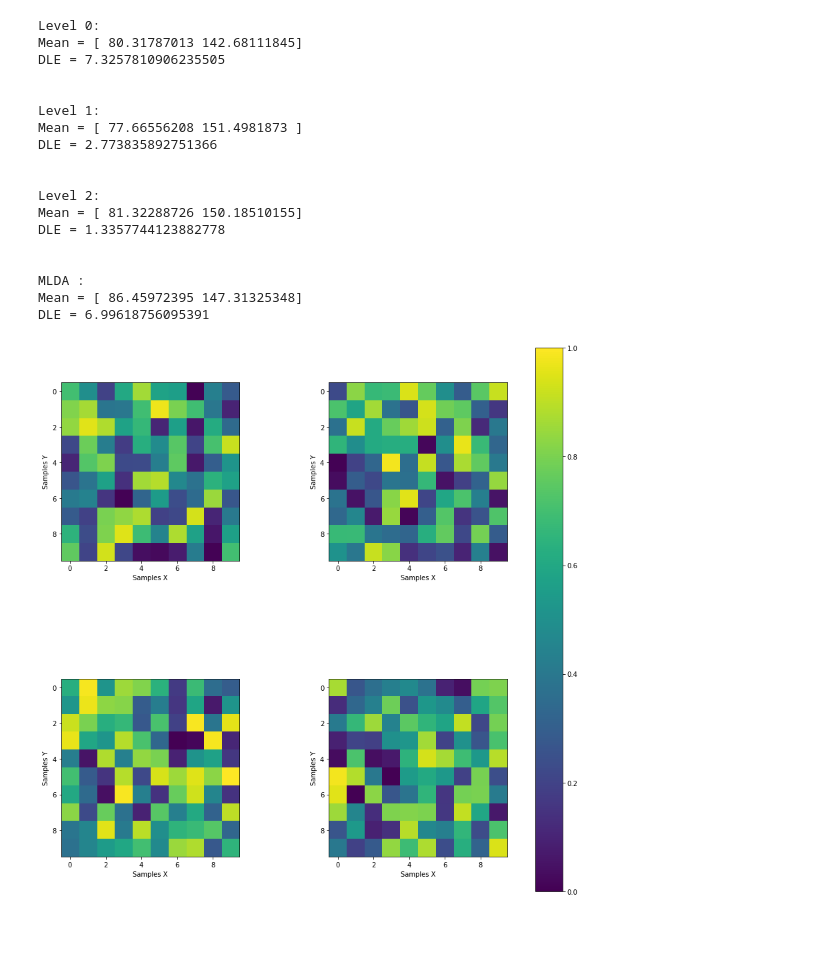
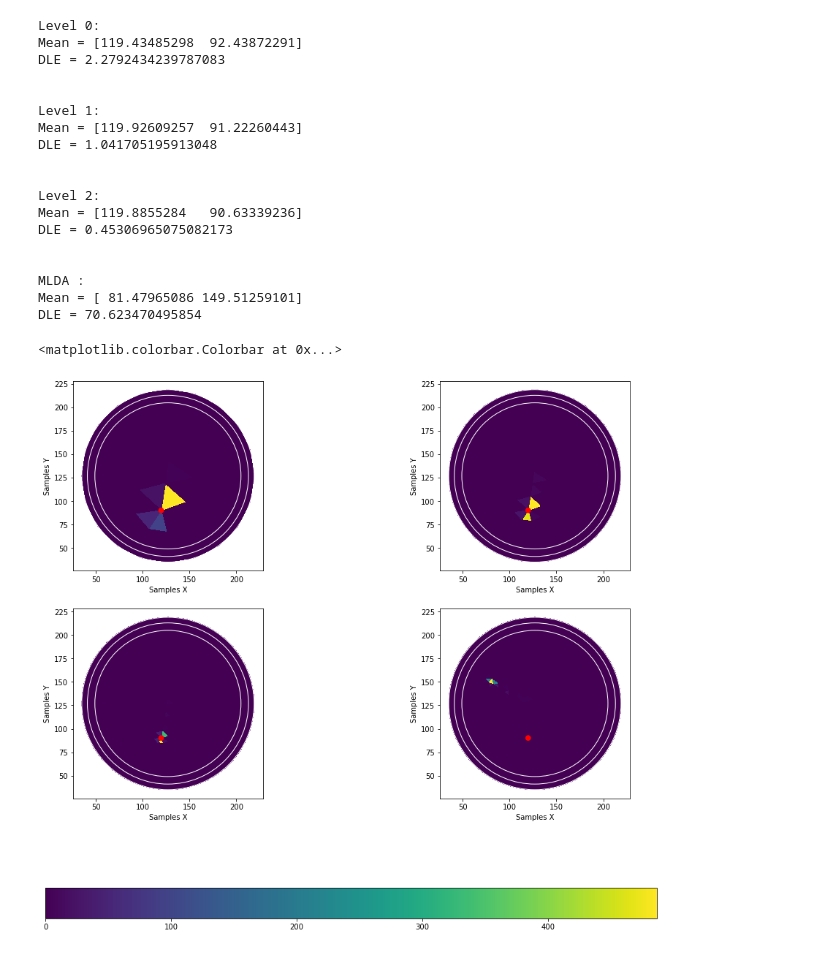
Before and after one commit to annegretW/Masterarbeit_EEG_Uncertainties, a Jupyter notebook: masterarbeit/2d/plot.ipynb, the cells around one changed output. Saved outputs shown, nothing was run; the diff lists cells and outputs as text; code cells hidden in the pictures.

Commit message:
Orientation

```diff
--- a/masterarbeit/2d/plot.ipynb
+++ b/masterarbeit/2d/plot.ipynb
@@ -8,27 +8,27 @@ import utility_functions
 import meshio
 import evaluations
 # %%
-point = np.array([80,150])
+point = np.array([119.7987347,  90.18871387])
 
 start = 0
-end = 20000
+end = 10000
 start_mlda = 0
-end_mlda = 20000
+end_mlda = 10000
 
 sample_paths = [
-    '/home/anne/Masterarbeit/masterarbeit/results/samples_2d_levels_l0.h5',
-    '/home/anne/Masterarbeit/masterarbeit/results/samples_2d_levels_l1.h5',
-    '/home/anne/Masterarbeit/masterarbeit/results/samples_2d_levels_l2.h5']
+    '/home/anne/Masterarbeit/masterarbeit/results/samples_2d_test_l0.h5',
+    '/home/anne/Masterarbeit/masterarbeit/results/samples_2d_test_l1.h5',
+    '/home/anne/Masterarbeit/masterarbeit/results/samples_2d_test_l2.h5']
 
 samples = []
 
 for i in range(len(sample_paths)):
     fin = h5py.File(sample_paths[i])
-    samples.append(np.array( fin['/samples'] ))
+    samples.append(np.array( fin['/samples'][0:2] ))
     fin.close()
 
-fin = h5py.File('/home/anne/Masterarbeit/masterarbeit/results/samples_2d_1_mlda.h5')
-mlda_samples = np.array( fin['/samples'] )
+fin = h5py.File('/home/anne/Masterarbeit/masterarbeit/results/samples_2d_test_mlda.h5')
+mlda_samples = np.array( fin['/samples'][0:2] )
 fin.close()
 # %%
 for i in range(len(sample_paths)):
@@ -55,6 +48,8 @@ for i in range(len(sample_paths)):
     print("Level " + str(i) + ":")
     mean = np.mean(samples[i][:,start:end], axis=1)
     print("Mean = " + str(mean))
+    #var = np.var(samples[i][:,start:end], axis=1)/end
+    #print("Variance = " + str(var))
     print("DLE = "+ str(np.linalg.norm(mean-point)))
     print("\n")
 
@@ -65,51 +60,46 @@ print("Mean = " + str(mean))
 print("DLE = "+ str(np.linalg.norm(mean-point)))
 # %% [output]
 Level 0:
-Mean = [ 80.31787013 142.68111845]
-DLE = 7.3257810906235505
+Mean = [119.43485298  92.43872291]
+DLE = 2.2792434239787083
 
 
 Level 1:
-Mean = [ 77.66556208 151.4981873 ]
-DLE = 2.773835892751366
+Mean = [119.92609257  91.22260443]
+DLE = 1.041705195913048
 
 
 Level 2:
-Mean = [ 81.32288726 150.18510155]
-DLE = 1.3357744123882778
+Mean = [119.8855284   90.63339236]
+DLE = 0.45306965075082173
 
 
 MLDA :
-Mean = [ 86.45972395 147.31325348]
-DLE = 6.99618756095391
+Mean = [ 81.47965086 149.51259101]
+DLE = 70.623470495854
 # %%
 path_meshs = [
-        "data/mesh_1.msh",
-        "data/mesh_2.msh",
-        "data/mesh_3.msh"]
+        "data/mesh_30_1.msh",
+        "data/mesh_30_2.msh",
+        "data/mesh_30_3.msh"]
 
 fig, ax = plt.subplots(2, 2, figsize=(15,15))
 fig.subplots_adjust(wspace=.5)
 
-evaluations.draw_cells(path_meshs[0],samples[0][:,start:end],ax[0,0])
-evaluations.draw_cells(path_meshs[1],samples[1][:,start:end],ax[0,1])
-evaluations.draw_cells(path_meshs[2],samples[2][:,start:end],ax[1,0])
-evaluations.draw_cells(path_meshs[2],mlda_samples[:,start_mlda:end_mlda],ax[1,1])
+im = evaluations.draw_cells(path_meshs[0],samples[0][:,start:end],ax[0,0])
+im = evaluations.draw_cells(path_meshs[1],samples[1][:,start:end],ax[0,1])
+im = evaluations.draw_cells(path_meshs[2],samples[2][:,start:end],ax[1,0])
+im = evaluations.draw_cells(path_meshs[2],mlda_samples[:,start_mlda:end_mlda],ax[1,1])
 
 evaluations.set_ax(ax[0,0],point)
 evaluations.set_ax(ax[0,1],point)
 evaluations.set_ax(ax[1,0],point)
 evaluations.set_ax(ax[1,1],point)
 
-for axis in ax.flat:
-    im = evaluations.draw_cells(path_meshs[0],samples[0][:,start:end],axis)
-    evaluations.set_ax(axis,point)
-
-plt.colorbar(im, ax=ax.ravel().tolist())
-
-plt.show()
+fig.colorbar(im, ax=ax.ravel().tolist(),orientation="horizontal")
 # %% [output]
+<matplotlib.colorbar.Colorbar at 0x...>
-[figure, old version]
+[figure, new version]
 # %%
 fig, ax = plt.subplots(2, 2, figsize=(15,15))
 fig.subplots_adjust(wspace=.5)
```
Also changed, not shown: parts of 3 cells of this notebook, 6 other files.
